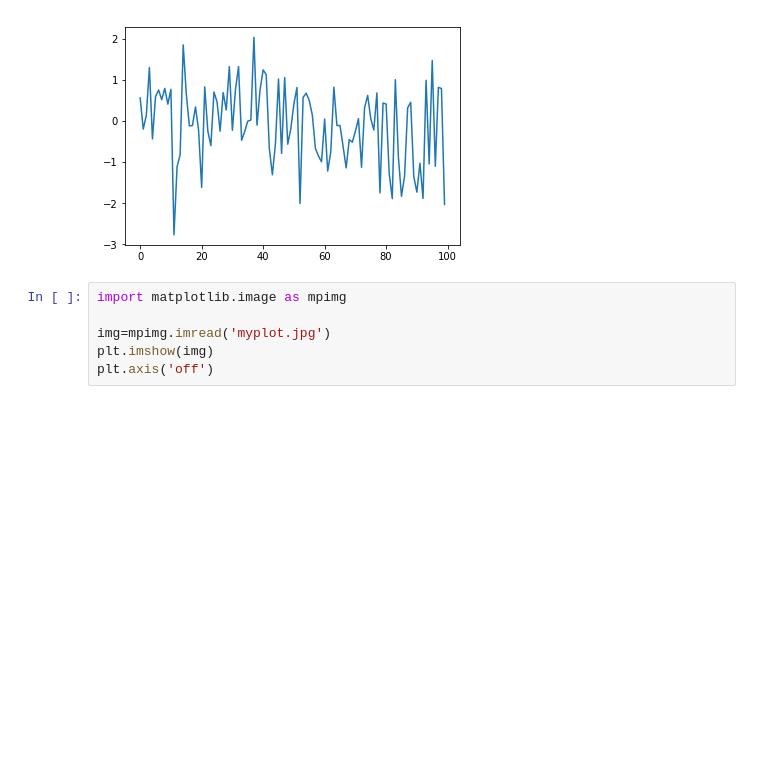
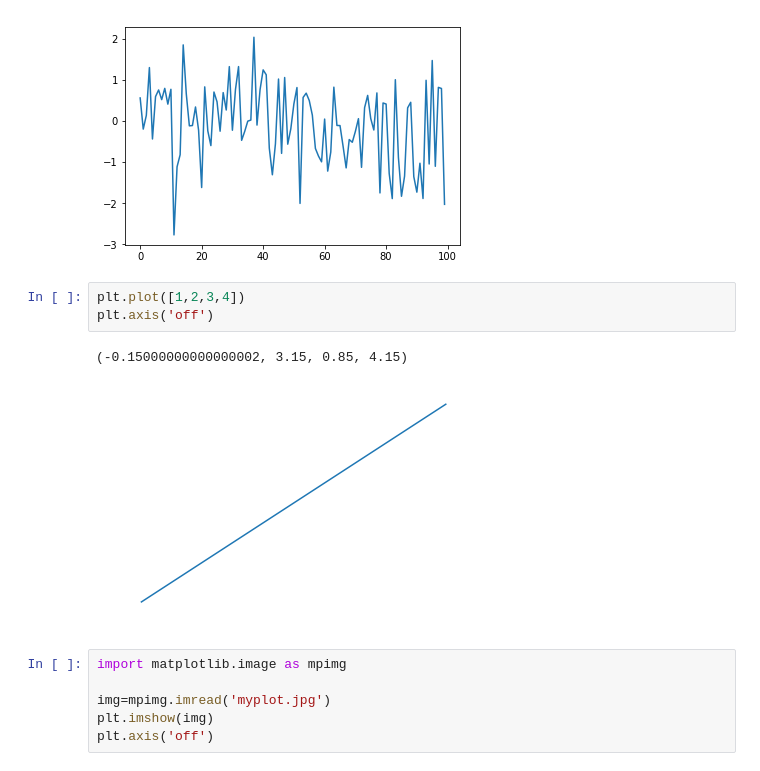
Before and after one commit to gubosd/lecture6, a Jupyter notebook: 파이썬고급/03_matplotlib_01.ipynb, the cells around one changed output. Cells and saved outputs as stored; diff of their text form; blank space fills up the shorter version.

```diff
--- a/파이썬고급/03_matplotlib_01.ipynb
+++ b/파이썬고급/03_matplotlib_01.ipynb
@@ -824,6 +825,12 @@ plt.plot(np.random.randn(100))
 plt.savefig('myplot.jpg',dpi=100)
 # %% [output]
 [figure]
+# %%
+plt.plot([1,2,3,4])
+plt.axis('off')
+# %% [output]
+(-0.15000000000000002, 3.15, 0.85, 4.15)
+[figure, added]
 # %%
 import matplotlib.image as mpimg
 
```
Also changed, not shown: parts of 3 cells of this notebook, 1 other file.
